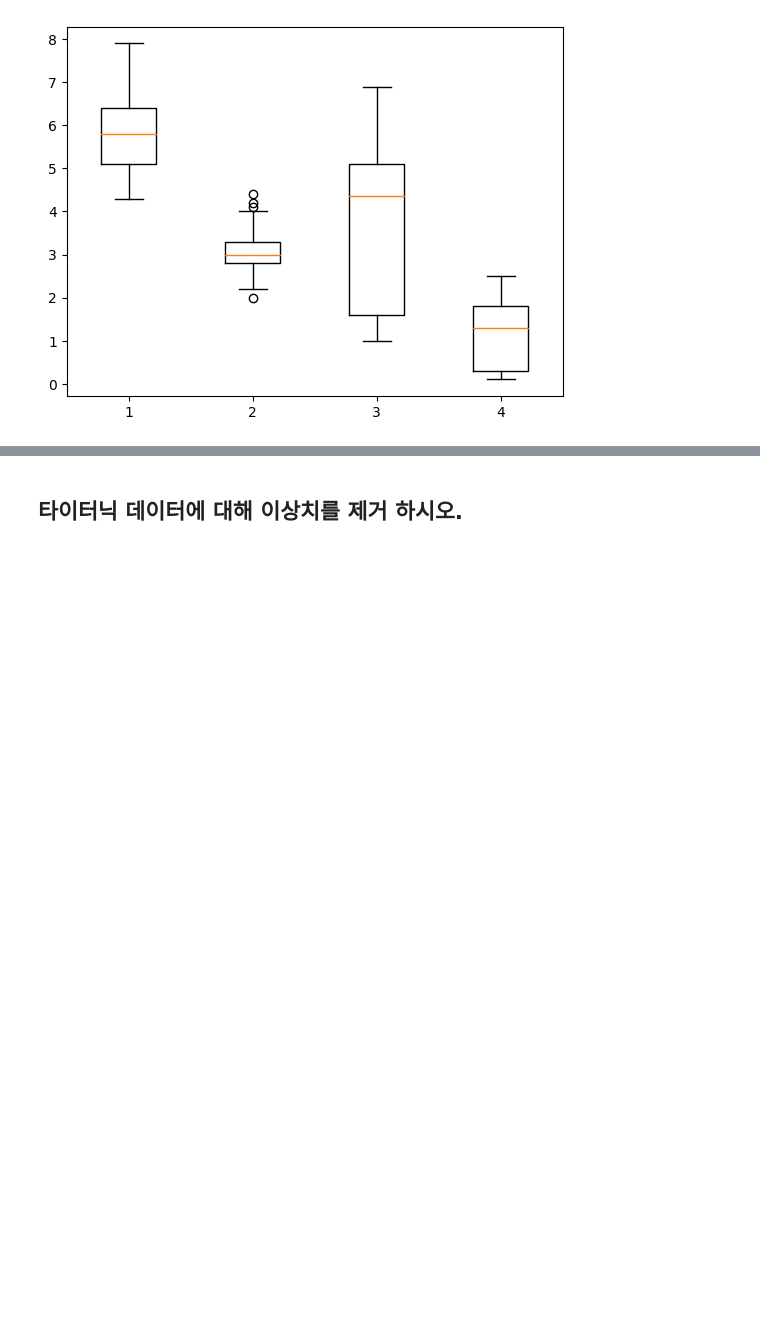
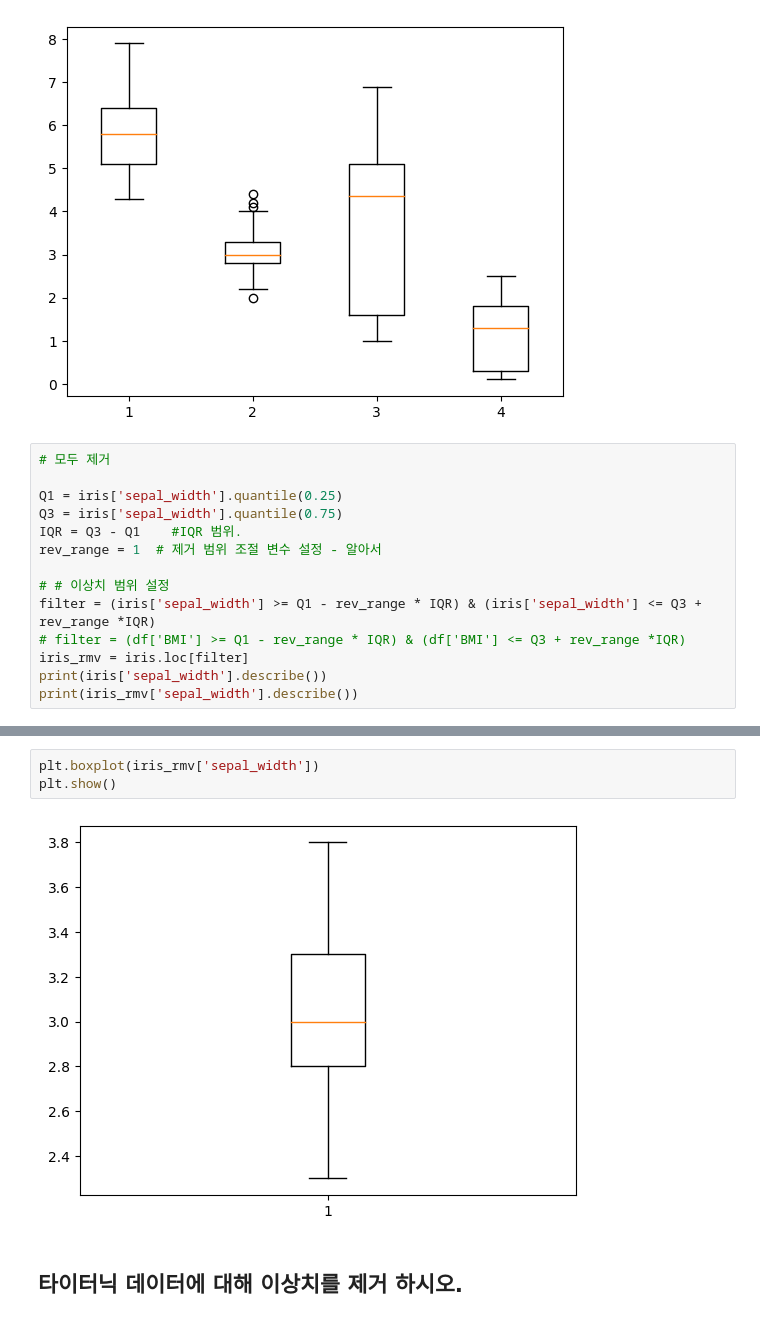
Before and after one commit to yejuPark/ML, a Jupyter notebook: class/1일차/1.머신러닝/01.전처리/2.이상치 처리.ipynb, the cells around one changed output, grey strips where cells are left out. Drawn from its saved outputs; the diff is of its cells as text; blank space fills up the shorter version.

```diff
--- a/class/1일차/1.머신러닝/01.전처리/2.이상치 처리.ipynb
+++ b/class/1일차/1.머신러닝/01.전처리/2.이상치 처리.ipynb
@@ -131,3 +131,17 @@ plt.boxplot(iris[['sepal_length','sepal_width','petal_length','petal_width']])
 plt.show()
 # %% [output]
 [figure]
+# %%
+# 모두 제거
+
+Q1 = iris['sepal_width'].quantile(0.25)
+Q3 = iris['sepal_width'].quantile(0.75)
+IQR = Q3 - Q1    #IQR 범위.
+rev_range = 1  # 제거 범위 조절 변수 설정 - 알아서
+
+# # 이상치 범위 설정
+filter = (iris['sepal_width'] >= Q1 - rev_range * IQR) & (iris['sepal_width'] <= Q3 + rev_range *IQR)
+# filter = (df['BMI'] >= Q1 - rev_range * IQR) & (df['BMI'] <= Q3 + rev_range *IQR)
+iris_rmv = iris.loc[filter]
+print(iris['sepal_width'].describe())
+print(iris_rmv['sepal_width'].describe())
@@ -134,2 +167,7 @@ plt.show()
+# %%
+plt.boxplot(iris_rmv['sepal_width'])
+plt.show()
+# %% [output]
+[figure, added]
 # %% [markdown]
 ## 타이터닉 데이터에 대해 이상치를 제거 하시오.
```
Also changed, not shown: parts of 8 cells of this notebook.
